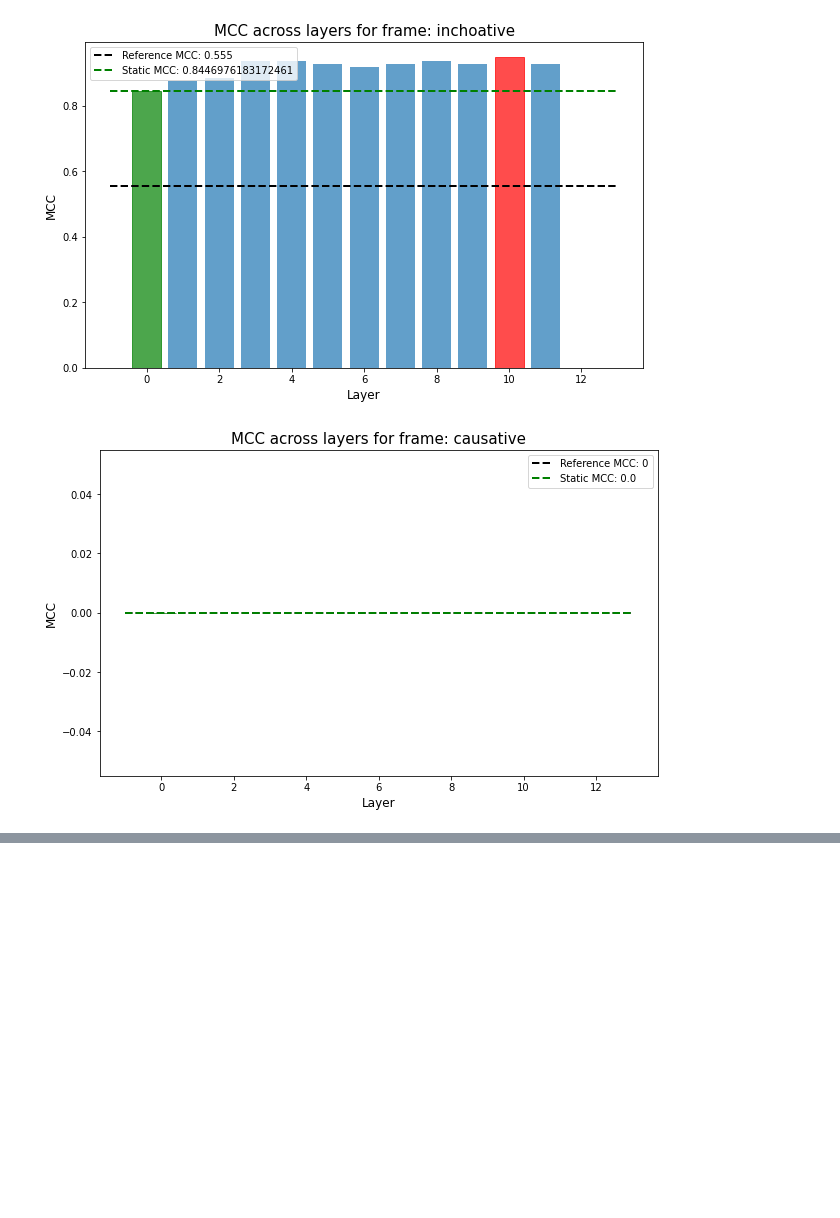
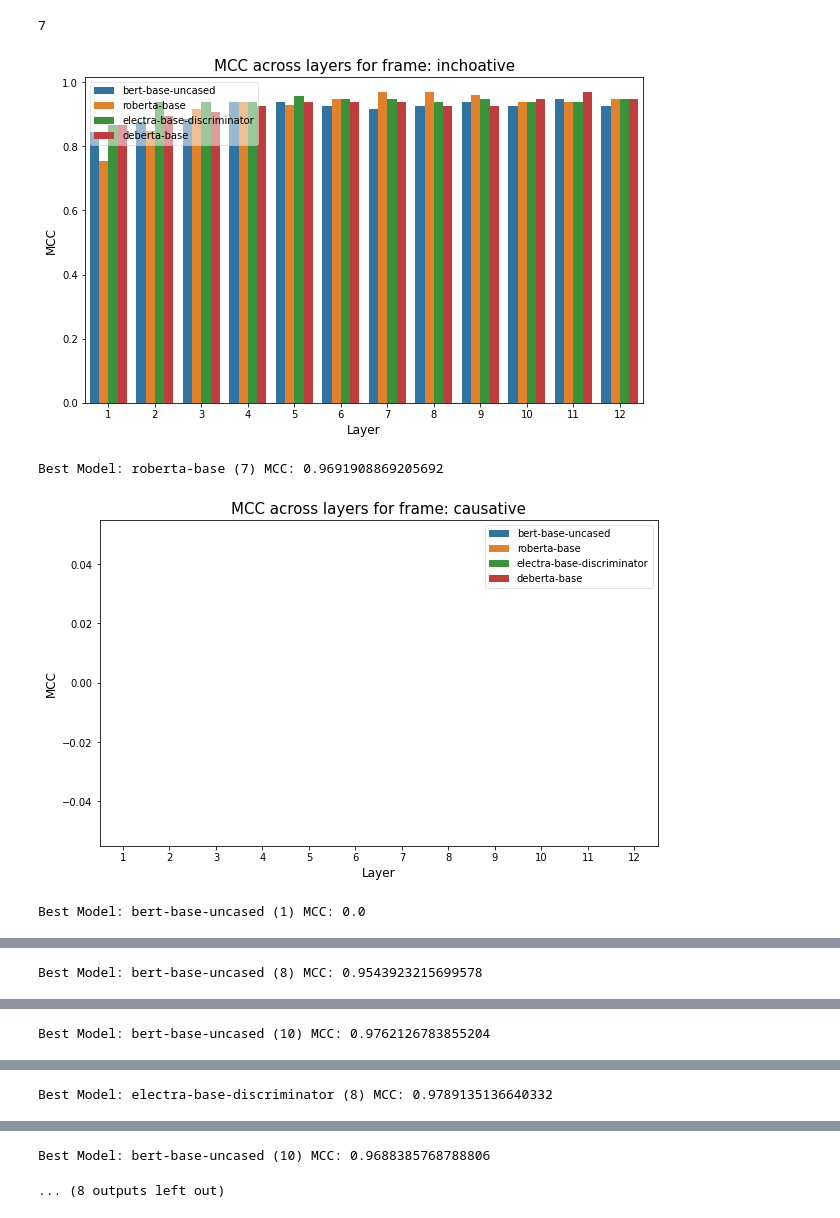
Before and after one commit to kvah/analyzing_verb_alternations_plms, a Jupyter notebook: results/metrics_bert.ipynb, the cells around one changed output, grey strips where cells are left out. Drawn from its saved outputs; the diff is of its cells as text; code cells hidden in the pictures; blank space fills up the shorter version.

```diff
--- a/results/metrics_bert.ipynb
+++ b/results/metrics_bert.ipynb
@@ -27,12 +47,0 @@ layer_paths = sorted([path for path in layer_paths if path.is_dir()], key=sortin
-# %%
-layer_dfs = []
-for i, layer_path in enumerate(layer_paths):
-    for alternation_csv in layer_path.glob("*.csv"):
-        if 'predictions' not in str(alternation_csv):
-            layer_df = pd.read_csv(alternation_csv)
-            layer_df['layer'] = i
-            layer_dfs.append(layer_df)
-all_df = pd.concat(layer_dfs, axis=0).sort_values(by=['layer', 'alternation_class'])
-
-frames = ['inchoative', 'causative', 'preposition', '2object',
-    'with', 'locative', 'No-There', 'There', 'Refl', 'Non-Refl']
@@ -40,41 +52,44 @@ frames = ['inchoative', 'causative', 'preposition', '2object',
 # Reference MRRs from the CoLA MLP Model
 ref_mcc = [0.555, 0, 0.32, 0.482, 0.645, 0.253, 0.459, 0, 0, 0.219]
 ref = {frame:mcc for frame, mcc in zip(frames, ref_mcc)}
+# %%
+best_row['layer']
+# %% [output]
+7
 # %%
 best_layers = []
 best_mccs = []
-static_mccs = []
+best_models = []
 best_accs = []
-baseline_accs = []
+
 for alternation in frames:
     alternation_df = all_df[all_df['alternation_class'] == alternation].reset_index()
 
     # Store variables to create summary df
-    best_layer = alternation_df.mcc.argmax()
+    best_row = alternation_df[alternation_df['mcc'] == alternation_df['mcc'].max()].iloc[0]
+
+    best_layer = best_row['layer']
+    best_mcc = best_row['mcc']
+    best_acc = best_row['accuracy']
+    best_model = best_row['model']
+
     best_layers.append(best_layer)
-    best_mcc = alternation_df['mcc'][best_layer]
     best_mccs.append(best_mcc)
-    best_accs.append(alternation_df['accuracy'][best_layer])
-    baseline_accs.append(alternation_df['baseline_accuracy'][best_layer])
-    static_mcc = alternation_df[alternation_df['layer'] == 0]['mcc'].item()
-    static_mccs.append(static_mcc)
+    best_models.append(best_model)
+    best_accs.append(best_acc)
 
     # Create barplot
     plt.figure(figsize=(10, 6))
-    fig = plt.bar(alternation_df.layer, alternation_df.mcc, alpha=0.7)
-    fig[best_layer].set_color('r')
-    fig[0].set_color('g')
-
-    # Reference MCC Baseline
-    plt.hlines(y=ref[alternation], xmin=-1, xmax=13, linestyles='--', lw=2, color='black', label=f'Reference MCC: {ref[alternation]}')
-    # Static MCC Baseline
-    plt.hlines(y=static_mcc, xmin=-1, xmax=13, linestyles='--', lw=2, color='green', label=f'Static MCC: {static_mcc}')
+    fig = sns.barplot(x=alternation_df['layer'], y=alternation_df['mcc'], hue=alternation_df['model'])
 
     plt.title(f'MCC across layers for frame: {alternation}', fontsize=15)
     plt.xlabel('Layer', fontsize=12)
     plt.ylabel('MCC', fontsize=12)
-    plt.legend()
+    plt.legend(framealpha=0.5)
     plt.show()
+    print(f'Best Model: {best_model} ({best_layer}) MCC: {best_mcc}')
 # %% [output]
-[figure, old version]
+[figure, new version]
+Best Model: roberta-base (7) MCC: 0.9691908869205692
-[figure, old version]
+[figure, new version]
+Best Model: bert-base-uncased (1) MCC: 0.0
@@ -81,0 +97 @@ for alternation in frames:
+Best Model: bert-base-uncased (8) MCC: 0.9543923215699578
@@ -82,0 +99 @@ for alternation in frames:
+Best Model: bert-base-uncased (10) MCC: 0.9762126783855204
@@ -83,0 +101 @@ for alternation in frames:
+Best Model: electra-base-discriminator (8) MCC: 0.9789135136640332
@@ -89 +103,3 @@ for alternation in frames:
+Best Model: bert-base-uncased (10) MCC: 0.9688385768788806
+... (8 outputs left out)
 # %%
```
Also changed, not shown: parts of 9 cells of this notebook.
